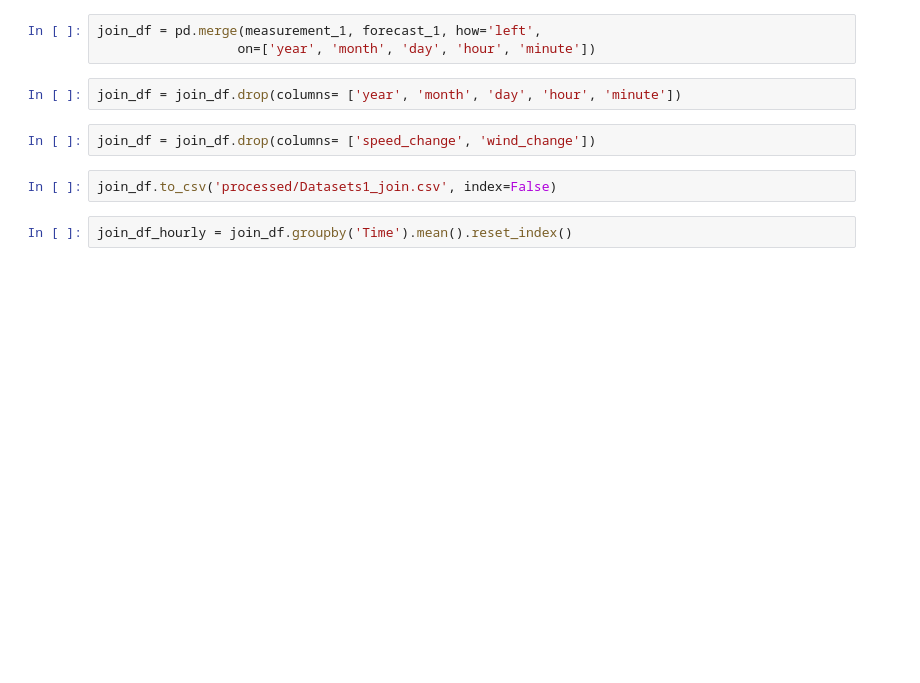
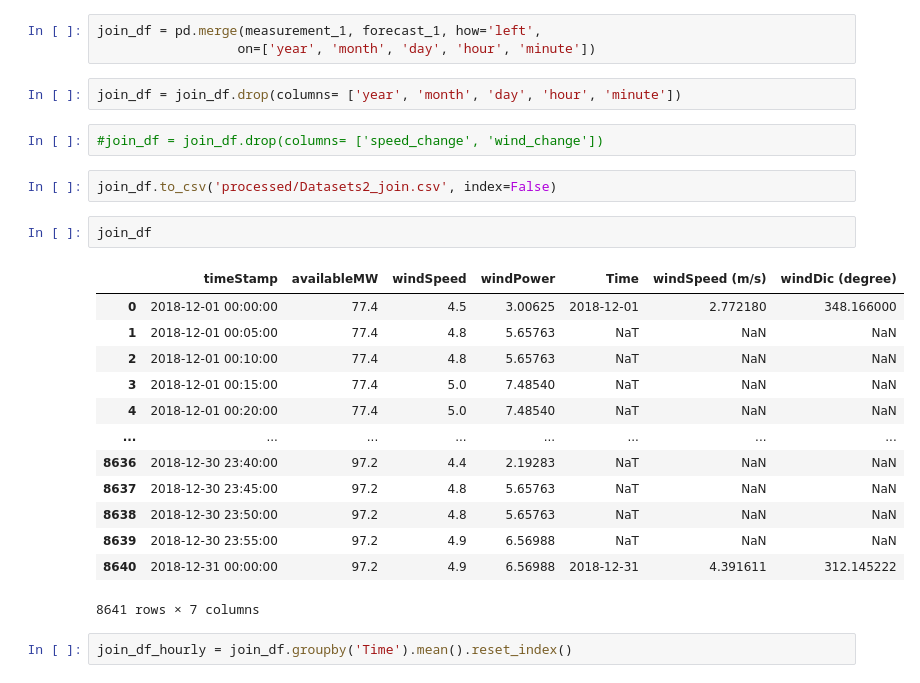
Before and after one commit to luis13d/Wind-energy, a Jupyter notebook: scripts/EDA.ipynb, the cells around one changed output. Saved outputs shown, nothing was run; the diff lists cells and outputs as text; blank space fills up the shorter version.

```diff
--- a/scripts/EDA.ipynb
+++ b/scripts/EDA.ipynb
@@ -199,9 +199,25 @@ join_df = pd.merge(measurement_1, forecast_1, how='left',
 # %%
 join_df = join_df.drop(columns= ['year', 'month', 'day', 'hour', 'minute'])
 # %%
-join_df = join_df.drop(columns= ['speed_change', 'wind_change'])
+#join_df = join_df.drop(columns= ['speed_change', 'wind_change'])
 # %%
-join_df.to_csv('processed/Datasets1_join.csv', index=False)
+join_df.to_csv('processed/Datasets2_join.csv', index=False)
+# %%
+join_df
+# %% [output]
+|  | timeStamp | availableMW | windSpeed | windPower | Time | windSpeed (m/s) | windDic (degree) |
+| 0 | 2018-12-01 00:00:00 | 77.4 | 4.5 | 3.00625 | 2018-12-01 | 2.772180 | 348.166000 |
+| 1 | 2018-12-01 00:05:00 | 77.4 | 4.8 | 5.65763 | NaT | NaN | NaN |
+| 2 | 2018-12-01 00:10:00 | 77.4 | 4.8 | 5.65763 | NaT | NaN | NaN |
+| 3 | 2018-12-01 00:15:00 | 77.4 | 5.0 | 7.48540 | NaT | NaN | NaN |
+| 4 | 2018-12-01 00:20:00 | 77.4 | 5.0 | 7.48540 | NaT | NaN | NaN |
+| ... | ... | ... | ... | ... | ... | ... | ... |
+| 8636 | 2018-12-30 23:40:00 | 97.2 | 4.4 | 2.19283 | NaT | NaN | NaN |
+| 8637 | 2018-12-30 23:45:00 | 97.2 | 4.8 | 5.65763 | NaT | NaN | NaN |
+| 8638 | 2018-12-30 23:50:00 | 97.2 | 4.8 | 5.65763 | NaT | NaN | NaN |
+| 8639 | 2018-12-30 23:55:00 | 97.2 | 4.9 | 6.56988 | NaT | NaN | NaN |
+| 8640 | 2018-12-31 00:00:00 | 97.2 | 4.9 | 6.56988 | 2018-12-31 | 4.391611 | 312.145222 |
+8641 rows × 7 columns
 # %%
 join_df_hourly = join_df.groupby('Time').mean().reset_index()
 # %%
```
Also changed, not shown: parts of 3 cells of this notebook, 1 other file.
